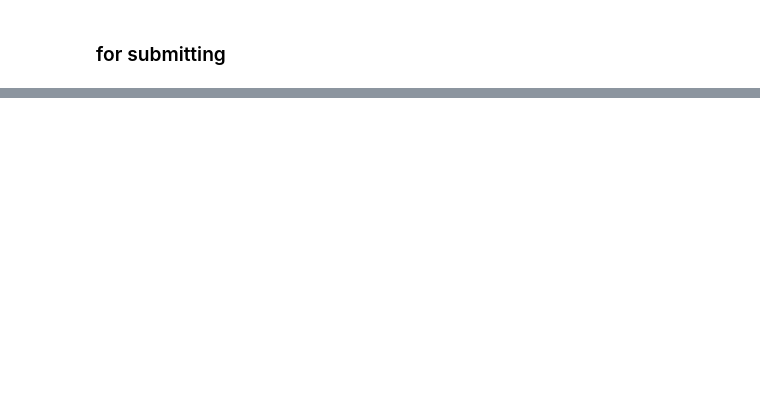
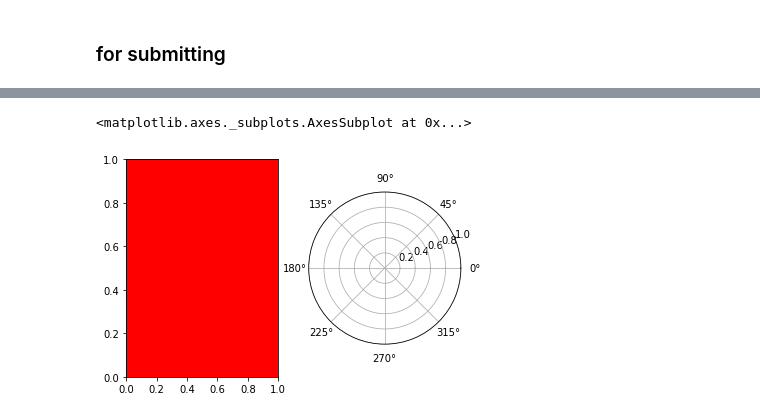
Before and after one commit to Vishnu1183/Self_Projects, a Jupyter notebook: Titanic.ipynb, the cells around one changed output, grey strips where cells are left out. Cells and saved outputs as stored; diff of their text form; code cells hidden in the pictures; blank space fills up the shorter version.

```diff
--- a/Titanic.ipynb
+++ b/Titanic.ipynb
@@ -653,0 +911,11 @@ plt.plot([0, 1], [0.5, 0.5], linestyle='--')
+# %%
+plt.subplot(121)
+
+# equivalent but more general
+ax1=plt.subplot(121,facecolor='red')
+
+# add a subplot with no frame
+ax2=plt.subplot(122,  projection='polar')
+# %% [output]
+<matplotlib.axes._subplots.AxesSubplot at 0x...>
+[figure, added]
```
Also changed, not shown: parts of 116 cells of this notebook.
